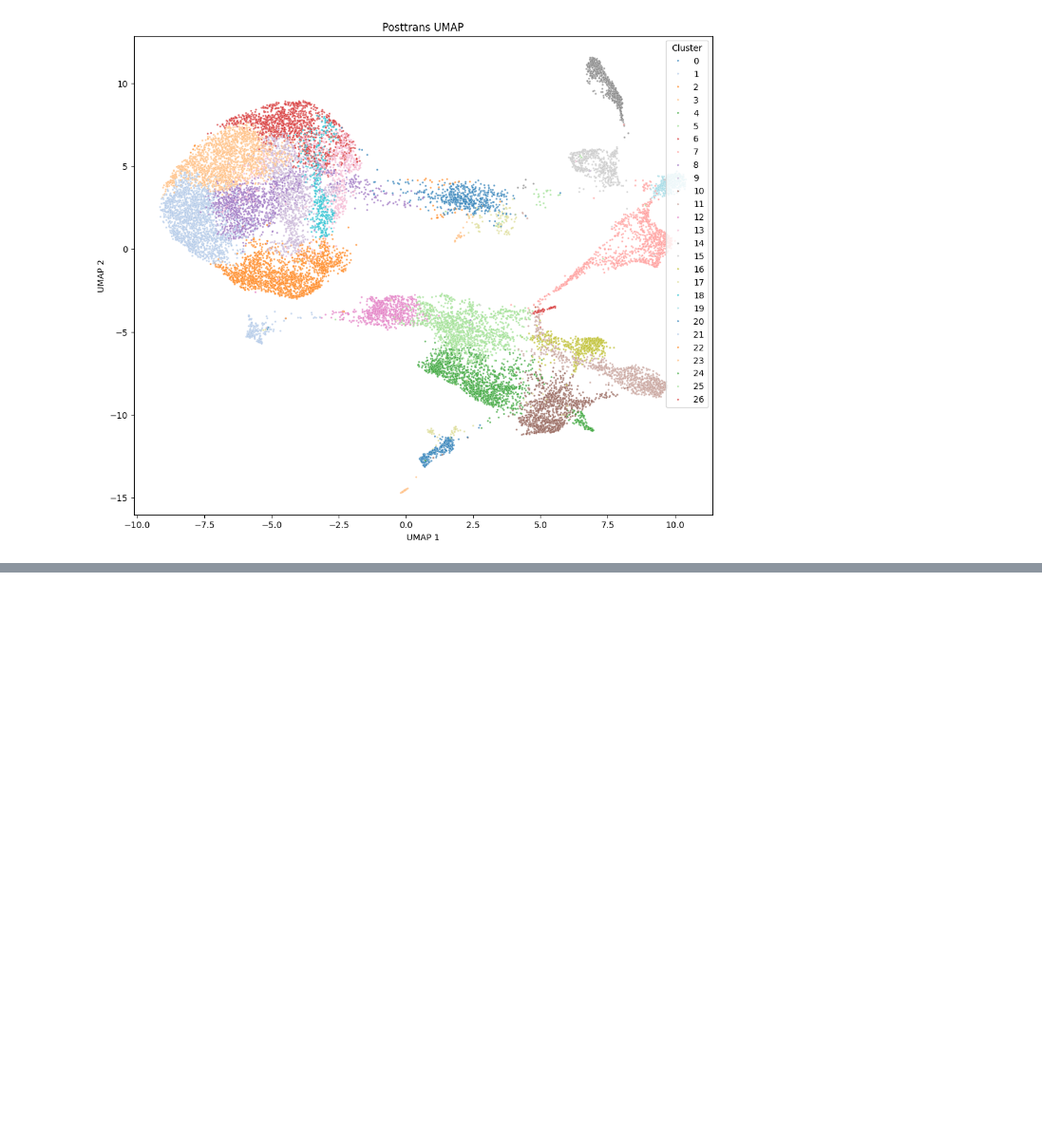
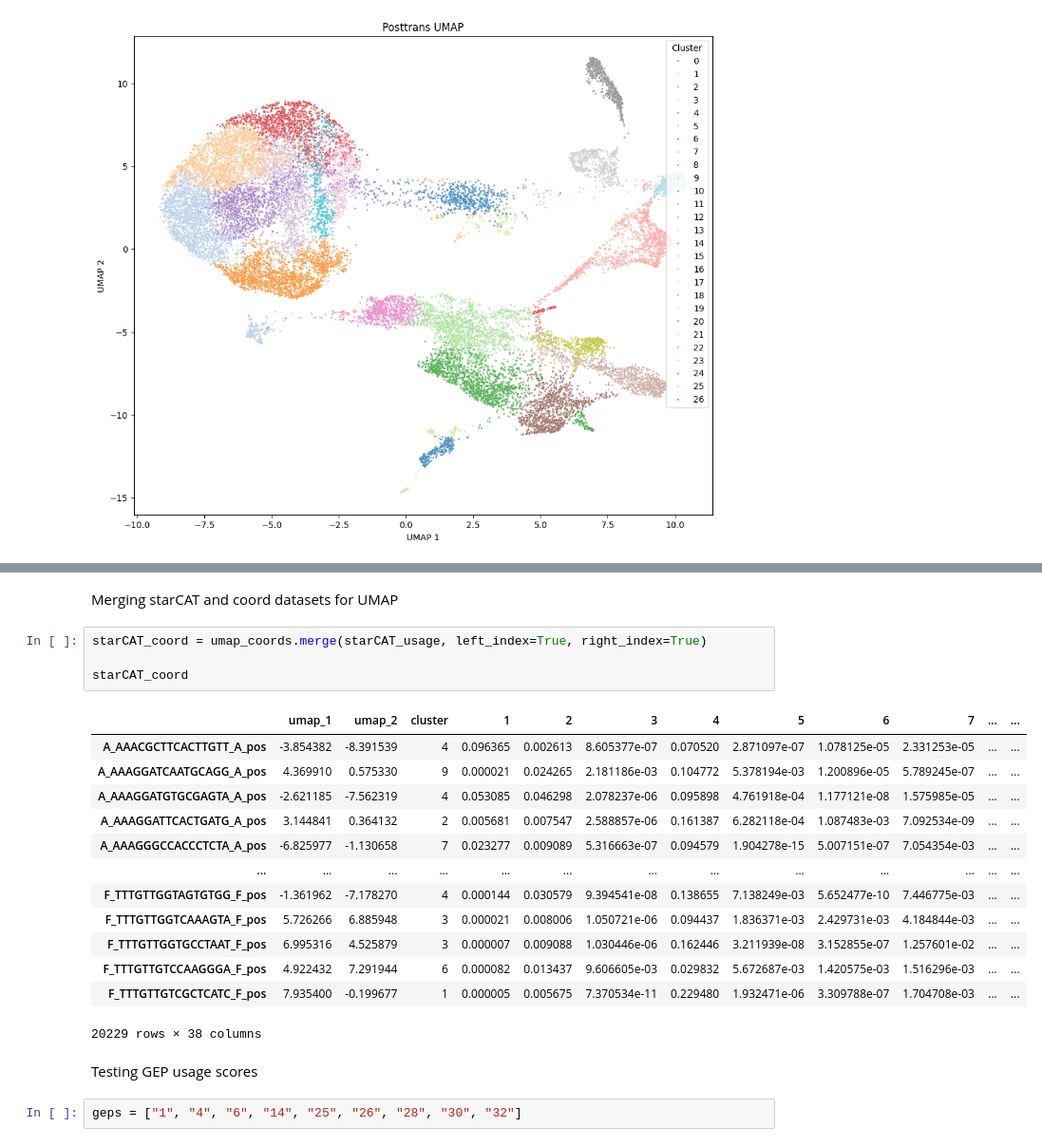
Before and after one commit to Tofulati/postTrans_cd34, a Jupyter notebook: starcat_visualization.ipynb, the cells around one changed output, grey strips where cells are left out. Shown at 95% size. Drawn from its saved outputs; the diff is of its cells as text; blank space fills up the shorter version.

```diff
--- a/starcat_visualization.ipynb
+++ b/starcat_visualization.ipynb
@@ -70,0 +106,24 @@ plt.show()
+# %% [markdown]
+Merging starCAT and coord datasets for UMAP
+# %%
+starCAT_coord = umap_coords.merge(starCAT_usage, left_index=True, right_index=True)
+
+starCAT_coord
+# %% [output]
+|  | umap_1 | umap_2 | cluster | 1 | 2 | 3 | 4 | 5 | 6 | 7 | ... | ... |
+| A_AAACGCTTCACTTGTT_A_pos | -3.854382 | -8.391539 | 4 | 0.096365 | 0.002613 | 8.605377e-07 | 0.070520 | 2.871097e-07 | 1.078125e-05 | 2.331253e-05 | ... | ... |
+| A_AAAGGATCAATGCAGG_A_pos | 4.369910 | 0.575330 | 9 | 0.000021 | 0.024265 | 2.181186e-03 | 0.104772 | 5.378194e-03 | 1.200896e-05 | 5.789245e-07 | ... | ... |
+| A_AAAGGATGTGCGAGTA_A_pos | -2.621185 | -7.562319 | 4 | 0.053085 | 0.046298 | 2.078237e-06 | 0.095898 | 4.761918e-04 | 1.177121e-08 | 1.575985e-05 | ... | ... |
+| A_AAAGGATTCACTGATG_A_pos | 3.144841 | 0.364132 | 2 | 0.005681 | 0.007547 | 2.588857e-06 | 0.161387 | 6.282118e-04 | 1.087483e-03 | 7.092534e-09 | ... | ... |
+| A_AAAGGGCCACCCTCTA_A_pos | -6.825977 | -1.130658 | 7 | 0.023277 | 0.009089 | 5.316663e-07 | 0.094579 | 1.904278e-15 | 5.007151e-07 | 7.054354e-03 | ... | ... |
+| ... | ... | ... | ... | ... | ... | ... | ... | ... | ... | ... | ... | ... |
+| F_TTTGTTGGTAGTGTGG_F_pos | -1.361962 | -7.178270 | 4 | 0.000144 | 0.030579 | 9.394541e-08 | 0.138655 | 7.138249e-03 | 5.652477e-10 | 7.446775e-03 | ... | ... |
+| F_TTTGTTGGTCAAAGTA_F_pos | 5.726266 | 6.885948 | 3 | 0.000021 | 0.008006 | 1.050721e-06 | 0.094437 | 1.836371e-03 | 2.429731e-03 | 4.184844e-03 | ... | ... |
+| F_TTTGTTGGTGCCTAAT_F_pos | 6.995316 | 4.525879 | 3 | 0.000007 | 0.009088 | 1.030446e-06 | 0.162446 | 3.211939e-08 | 3.152855e-07 | 1.257601e-02 | ... | ... |
+| F_TTTGTTGTCCAAGGGA_F_pos | 4.922432 | 7.291944 | 6 | 0.000082 | 0.013437 | 9.606605e-03 | 0.029832 | 5.672687e-03 | 1.420575e-03 | 1.516296e-03 | ... | ... |
+| F_TTTGTTGTCGCTCATC_F_pos | 7.935400 | -0.199677 | 1 | 0.000005 | 0.005675 | 7.370534e-11 | 0.229480 | 1.932471e-06 | 3.309788e-07 | 1.704708e-03 | ... | ... |
+20229 rows × 38 columns
+# %% [markdown]
+Testing GEP usage scores
+# %%
+geps = ["1", "4", "6", "14", "25", "26", "28", "30", "32"]
```
Also changed, not shown: parts of 8 cells of this notebook.
